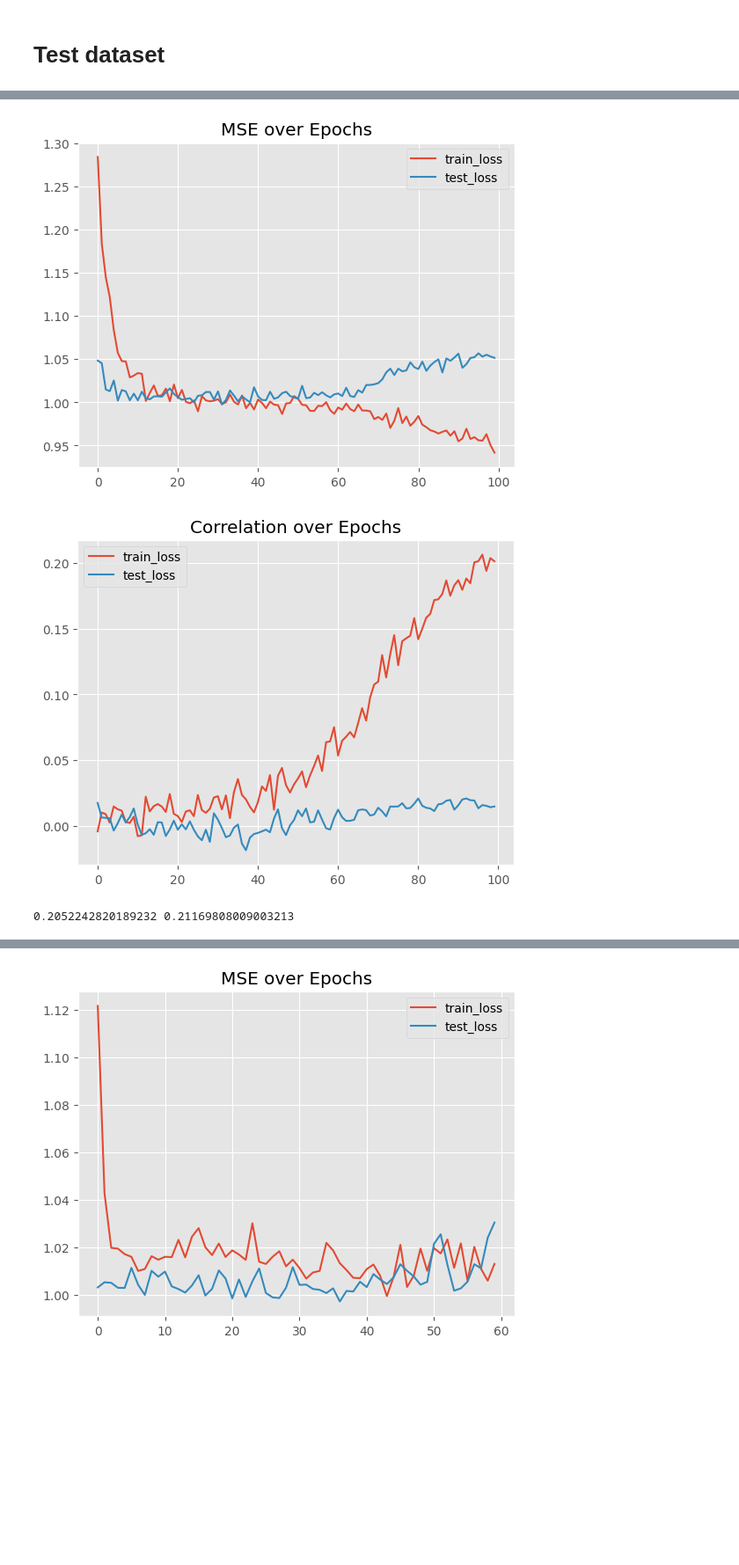
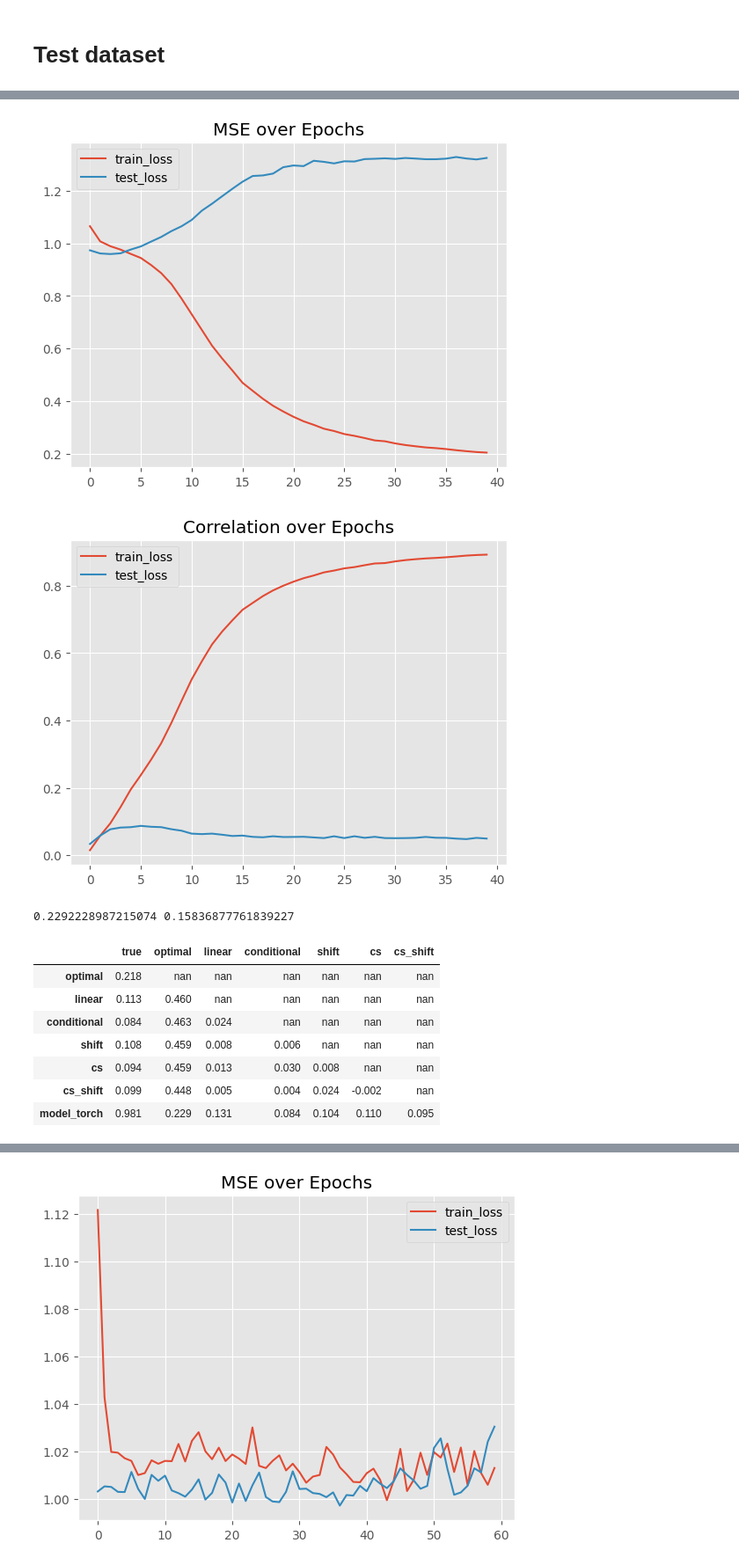
Before and after one commit to cyrilgarcia009/TSNN, a Jupyter notebook: notebooks/compare_models2.ipynb, the cells around one changed output, grey strips where cells are left out. Shown at 88% size. Cells and saved outputs as stored; diff of their text form; code cells hidden in the pictures; blank space fills up the shorter version.

```diff
--- a/notebooks/compare_models2.ipynb
+++ b/notebooks/compare_models2.ipynb
@@ -100,6 +100,8 @@ def generate_synthetic_datasets(
         )
         return gen
 
+    dic_data["d_lin"] = make_gen()
+
     # 1. Pure conditional (causal) dependence
     dic_data["d_cond"] = make_gen(split_conditional=1.0)
 
@@ -114,16 +116,19 @@ def generate_synthetic_datasets(
 
     # 5. Equal mix of all four mechanisms
     dic_data["d_all"] = make_gen(
-        split_conditional=0.25,
-        split_shift=0.25,
-        split_cs=0.25,
-        split_cs_shift=0.25,
+        split_conditional=0.2,
+        split_shift=0.2,
+        split_cs=0.2,
+        split_cs_shift=0.2,
     )
 
     return dic_data
 # %%
-list_low_corr = [0.01, 0.025, 0.05, 0.1]
-list_high_corr = [2*x for x in list_low_corr]
+# list_low_corr = [0.01, 0.025, 0.05, 0.1]
+# list_high_corr = [2*x for x in list_low_corr]
+
+list_low_corr = [0.01, 0.03, 0.05, 0.1, 0.5]
+list_high_corr = list_low_corr
 
 dic_data = {}
 
@@ -645,20 +461,31 @@ class TransformerEncoderModel(nn.Module):
 # %%
-z = dic_data['noise2']['d_all']
-z.get_dataloader(n_rolling=10)
+z = dic_data['noise4']['d_all']
+z.get_dataloader(n_rolling=10, roll_y=True)
 
-m = TransformerEncoderModel(10, 10, 10).to(device)
+m = OneDimensionalTransformer(10, 10, 10, mask=mask, attn_direction="T", roll_y=True).to(device)
 optimizer = torch.optim.Adam(m.parameters(), lr=0.001)
 
 model_torch = torch_benchmarks.TorchWrapper(m, optimizer=optimizer)
-model_torch.fit(z.train, test=z.test, epochs=100, plot=True)
+model_torch.fit(z.train, test=z.test, epochs=40, plot=True)
 
 comp = benchmark_comparison.Comparator(models=[model_torch], model_names=['model_torch'])
 
 out_train = comp.correl(z, mode="train", return_values=True).loc["model_torch", "optimal"]
 out_test = comp.correl(z, mode="test", return_values=True).loc["model_torch", "optimal"]
 
 print(out_train, out_test)
+
+display(comp.correl(z, mode='train'))
+display(comp.correl(z, mode='test'))
 # %% [output]
-[figure, old version]
+[figure, new version]
-[figure, old version]
+[figure, new version]
-0.2052242820189232 0.21169808009003213
+0.2292228987215074 0.15836877761839227
+|  | true | optimal | linear | conditional | shift | cs | cs_shift |
+| optimal | 0.218 | nan | nan | nan | nan | nan | nan |
+| linear | 0.113 | 0.460 | nan | nan | nan | nan | nan |
+| conditional | 0.084 | 0.463 | 0.024 | nan | nan | nan | nan |
+| shift | 0.108 | 0.459 | 0.008 | 0.006 | nan | nan | nan |
+| cs | 0.094 | 0.459 | 0.013 | 0.030 | 0.008 | nan | nan |
+| cs_shift | 0.099 | 0.448 | 0.005 | 0.004 | 0.024 | -0.002 | nan |
+| model_torch | 0.981 | 0.229 | 0.131 | 0.084 | 0.104 | 0.110 | 0.095 |
```
Also changed, not shown: parts of 65 cells of this notebook.
